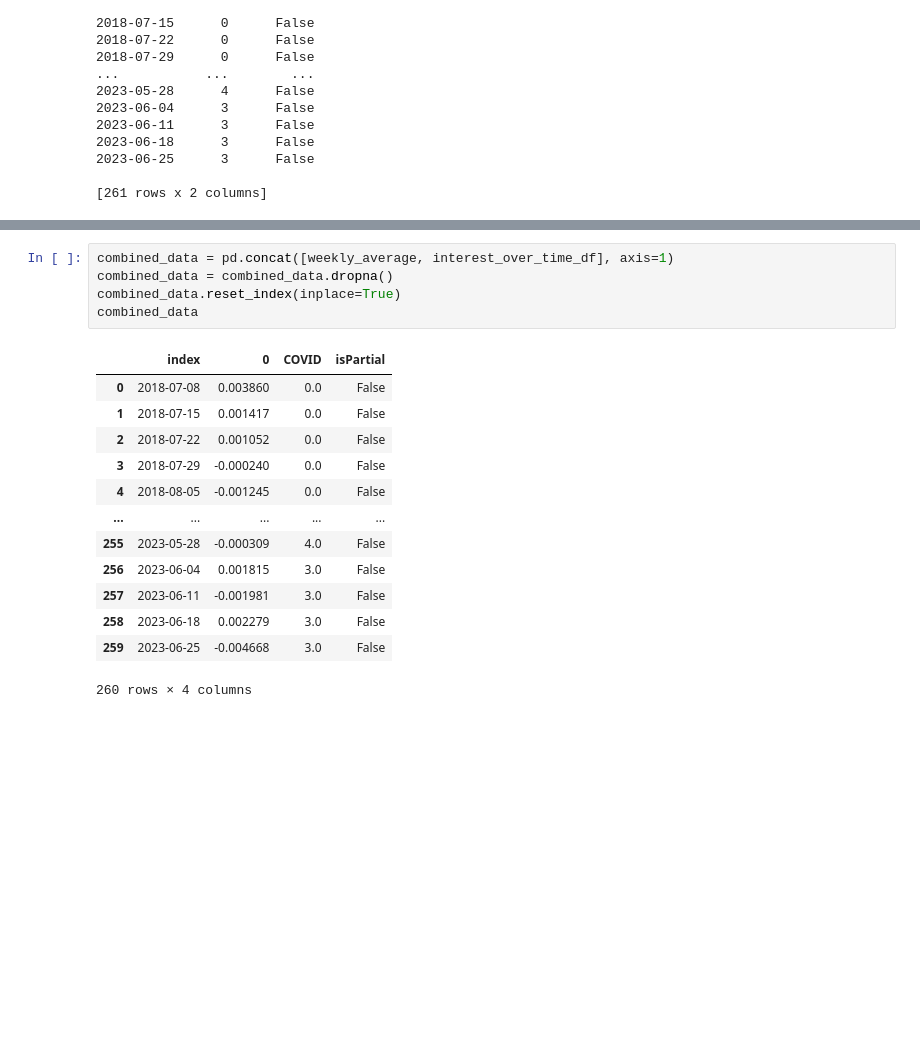
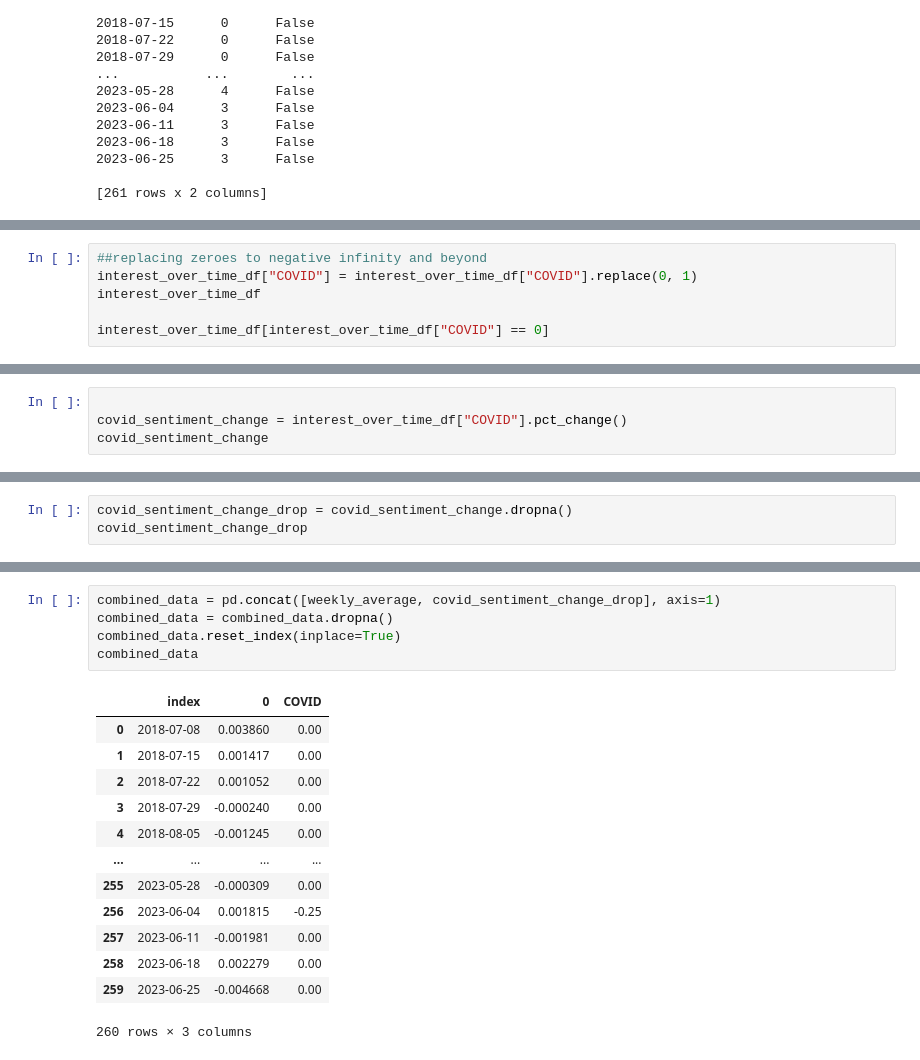
Before and after one commit to DGLewiss/Repo-Practice, a Jupyter notebook: Im_broken.ipynb, the cells around one changed output, grey strips where cells are left out. Drawn from its saved outputs; the diff is of its cells as text; blank space fills up the shorter version.

```diff
--- a/Im_broken.ipynb
+++ b/Im_broken.ipynb
@@ -244,3 +253,9 @@ Date
 2023-06-25   -0.004668
 2023-07-02    0.003011
 Freq: W-SUN, Length: 261, dtype: float64
+# %%
+##replacing zeroes to negative infinity and beyond
+interest_over_time_df["COVID"] = interest_over_time_df["COVID"].replace(0, 1)
+interest_over_time_df
+
+interest_over_time_df[interest_over_time_df["COVID"] == 0]
@@ -246,0 +265,4 @@ Freq: W-SUN, Length: 261, dtype: float64
+# %%
+
+covid_sentiment_change = interest_over_time_df["COVID"].pct_change()
+covid_sentiment_change
@@ -246,0 +283,3 @@ Freq: W-SUN, Length: 261, dtype: float64
+# %%
+covid_sentiment_change_drop = covid_sentiment_change.dropna()
+covid_sentiment_change_drop
@@ -247,19 +300,19 @@ Freq: W-SUN, Length: 261, dtype: float64
 # %%
-combined_data = pd.concat([weekly_average, interest_over_time_df], axis=1)
+combined_data = pd.concat([weekly_average, covid_sentiment_change_drop], axis=1)
 combined_data = combined_data.dropna()
 combined_data.reset_index(inplace=True)
 combined_data
 # %% [output]
-|  | index | 0 | COVID | isPartial |
-| 0 | 2018-07-08 | 0.003860 | 0.0 | False |
-| 1 | 2018-07-15 | 0.001417 | 0.0 | False |
-| 2 | 2018-07-22 | 0.001052 | 0.0 | False |
-| 3 | 2018-07-29 | -0.000240 | 0.0 | False |
-| 4 | 2018-08-05 | -0.001245 | 0.0 | False |
-| ... | ... | ... | ... | ... |
-| 255 | 2023-05-28 | -0.000309 | 4.0 | False |
-| 256 | 2023-06-04 | 0.001815 | 3.0 | False |
-| 257 | 2023-06-11 | -0.001981 | 3.0 | False |
-| 258 | 2023-06-18 | 0.002279 | 3.0 | False |
-| 259 | 2023-06-25 | -0.004668 | 3.0 | False |
+|  | index | 0 | COVID |
+| 0 | 2018-07-08 | 0.003860 | 0.00 |
+| 1 | 2018-07-15 | 0.001417 | 0.00 |
+| 2 | 2018-07-22 | 0.001052 | 0.00 |
+| 3 | 2018-07-29 | -0.000240 | 0.00 |
+| 4 | 2018-08-05 | -0.001245 | 0.00 |
+| ... | ... | ... | ... |
+| 255 | 2023-05-28 | -0.000309 | 0.00 |
+| 256 | 2023-06-04 | 0.001815 | -0.25 |
+| 257 | 2023-06-11 | -0.001981 | 0.00 |
+| 258 | 2023-06-18 | 0.002279 | 0.00 |
+| 259 | 2023-06-25 | -0.004668 | 0.00 |
-260 rows × 4 columns
+260 rows × 3 columns
```
Also changed, not shown: parts of 10 cells of this notebook.
